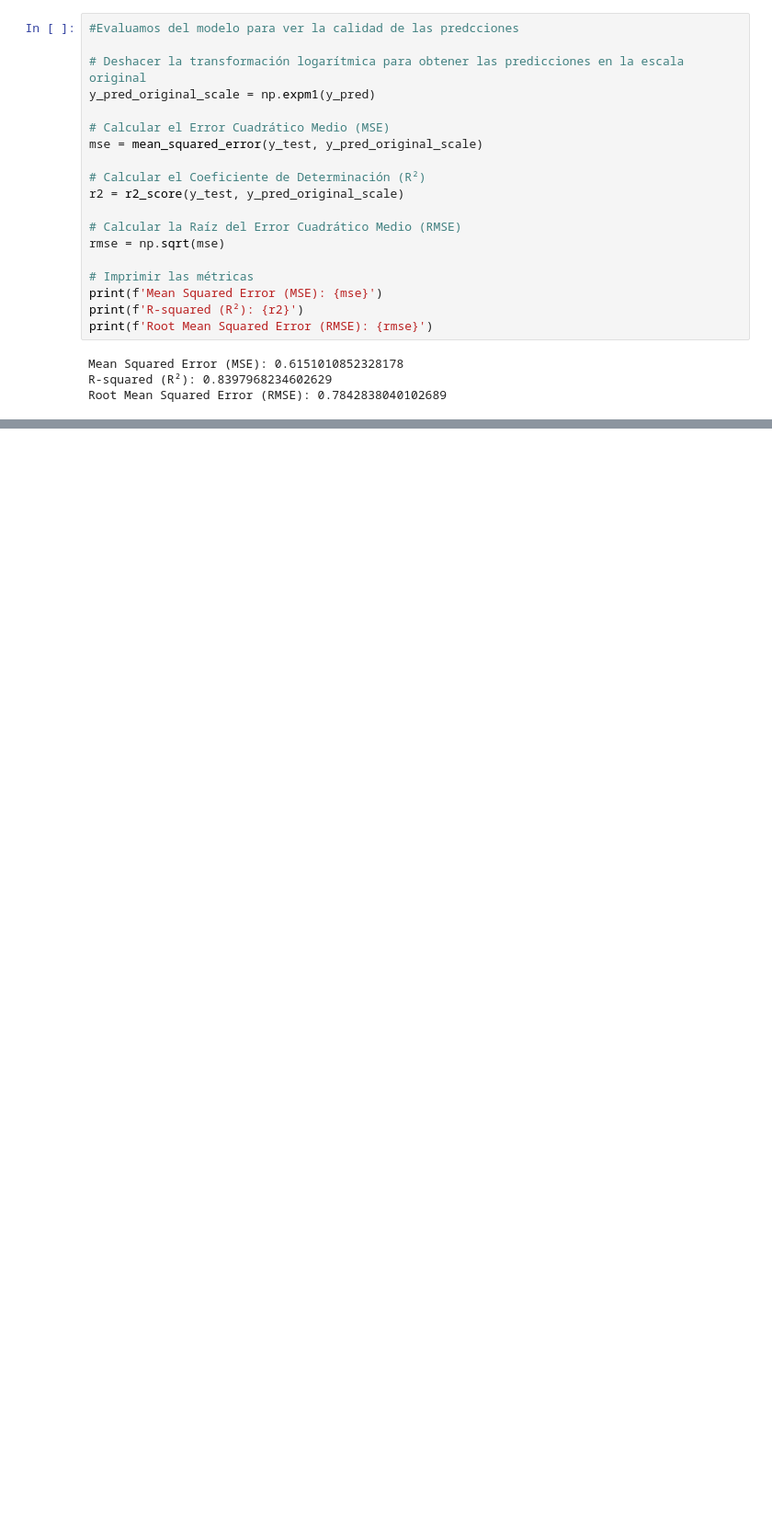
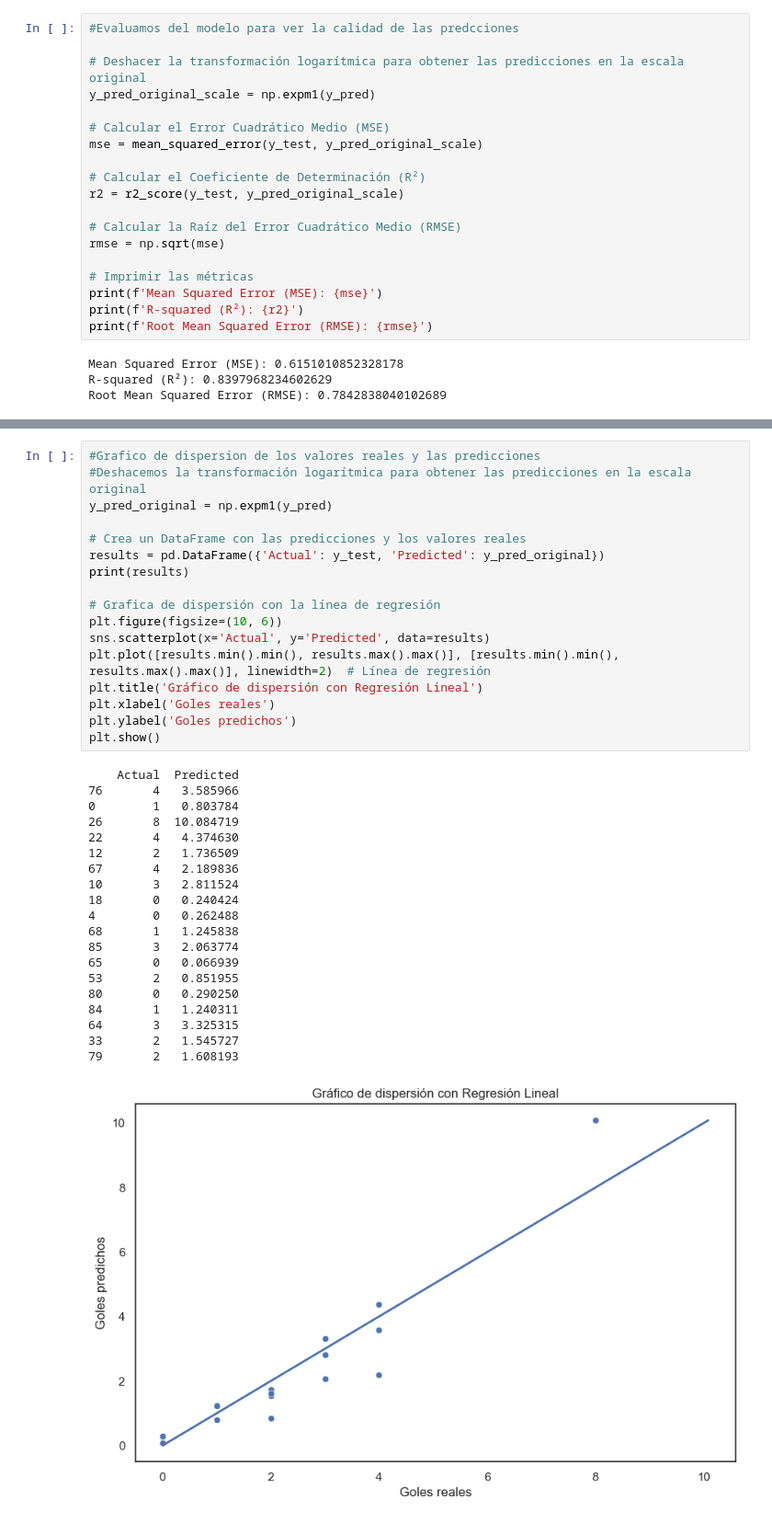
Before and after one commit to crltsnch/Champions_23-24, a Jupyter notebook: analysis.ipynb, the cells around one changed output, grey strips where cells are left out. Shown at 92% size. Cells and saved outputs as stored; diff of their text form; blank space fills up the shorter version.

Commit message:
graficas para visualizar los resultados

```diff
--- a/analysis.ipynb
+++ b/analysis.ipynb
@@ -211,0 +235,38 @@ Root Mean Squared Error (RMSE): 0.7842838040102689
+# %%
+#Grafico de dispersion de los valores reales y las predicciones
+#Deshacemos la transformación logarítmica para obtener las predicciones en la escala original
+y_pred_original = np.expm1(y_pred)
+
+# Crea un DataFrame con las predicciones y los valores reales
+results = pd.DataFrame({'Actual': y_test, 'Predicted': y_pred_original})
+print(results)
+
+# Grafica de dispersión con la línea de regresión
+plt.figure(figsize=(10, 6))
+sns.scatterplot(x='Actual', y='Predicted', data=results)
+plt.plot([results.min().min(), results.max().max()], [results.min().min(), results.max().max()], linewidth=2)  # Línea de regresión
+plt.title('Gráfico de dispersión con Regresión Lineal')
+plt.xlabel('Goles reales')
+plt.ylabel('Goles predichos')
+plt.show()
+# %% [output]
+    Actual  Predicted
+76       4   3.585966
+0        1   0.803784
+26       8  10.084719
+22       4   4.374630
+12       2   1.736509
+67       4   2.189836
+10       3   2.811524
+18       0   0.240424
+4        0   0.262488
+68       1   1.245838
+85       3   2.063774
+65       0   0.066939
+53       2   0.851955
+80       0   0.290250
+84       1   1.240311
+64       3   3.325315
+33       2   1.545727
+79       2   1.608193
+[figure, added]
```
Also changed, not shown: parts of 3 cells of this notebook.
